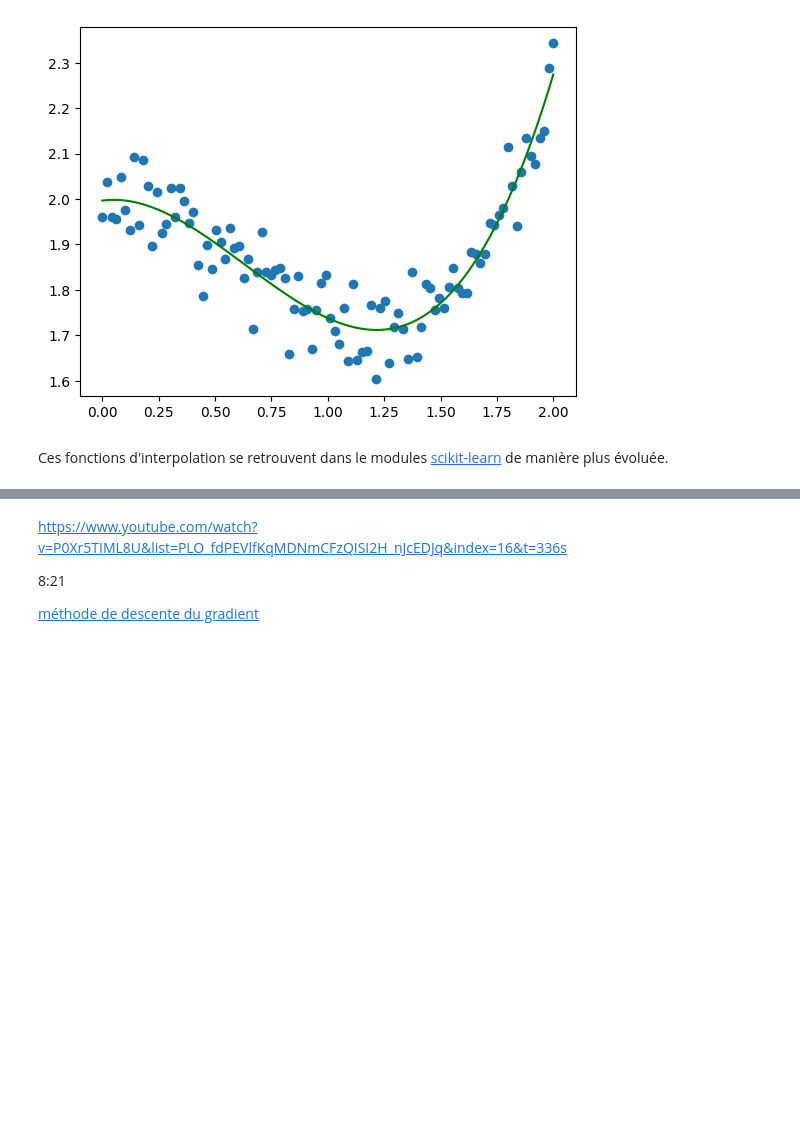
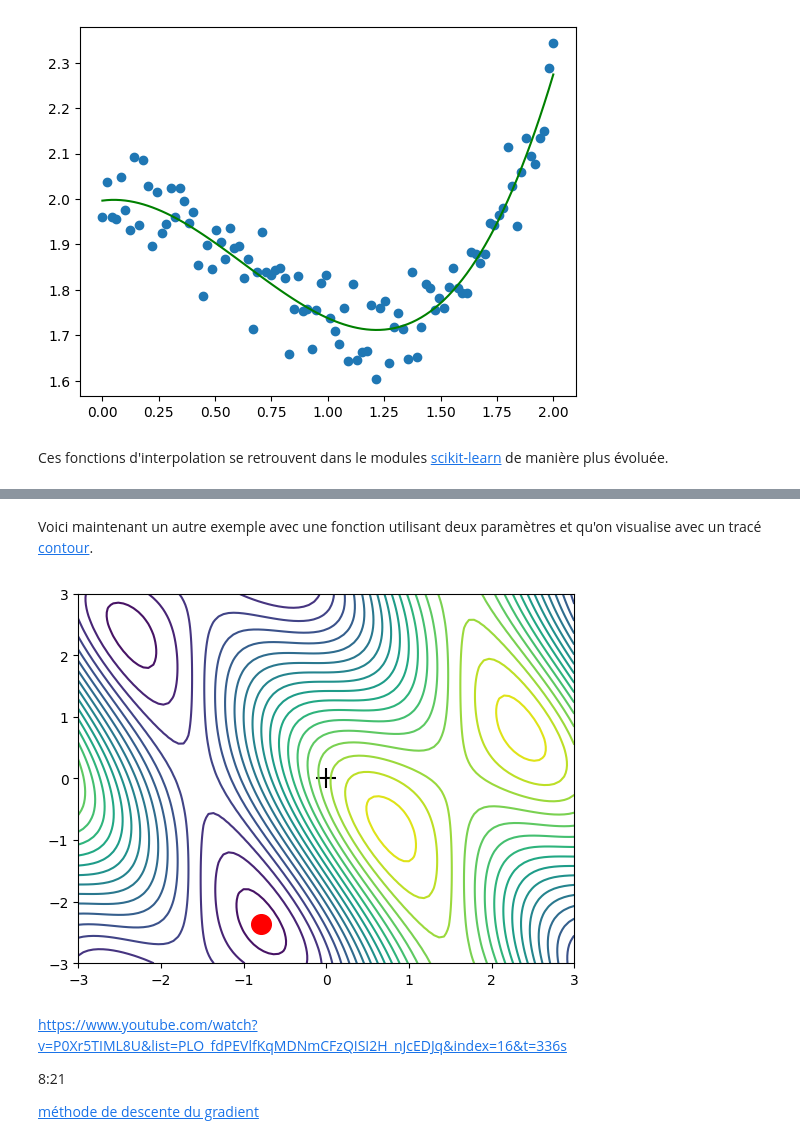
Before and after one commit to mat90hub/python_par_jupyter, a Jupyter notebook: 02_std_ext/02_scipy.ipynb, the cells around one changed output, grey strips where cells are left out. Saved outputs shown, nothing was run; the diff lists cells and outputs as text; code cells hidden in the pictures; blank space fills up the shorter version.

```diff
--- a/02_std_ext/02_scipy.ipynb
+++ b/02_std_ext/02_scipy.ipynb
@@ -119,3 +138,25 @@ plt.show()
+# %% [markdown]
+Voici maintenant un autre exemple avec une fonction utilisant deux paramètres et qu'on visualise avec un tracé [contour](https://matplotlib.org/stable/api/_as_gen/matplotlib.pyplot.contour.html).
+# %%
+def g(x):
+    return np.sin(x[0]) + np.cos(x[0] + x[1])*np.cos(x[0])
+
+# tracé de la fonction en deux dimensions
+X = np.linspace(-3, 3, 100)
+Y = np.linspace(-3, 3, 100)
+X, Y = np.meshgrid(X,Y)
+plt.contour(X, Y, g(np.array([X,Y])), 20)
+
+# point de départ de la recherche
+start = (0,0)
+plt.scatter(x_start[0], x_start[1], c='black', s=200, marker = '+', zorder=1)
+
+# lancement de la recherche et impression
+RES = minimize(g, x0=start)
+plt.scatter(RES.x[0], RES.x[1], c='red', s=200, marker='o', zorder=1)
+plt.show()
+# %% [output]
+[figure, added]
 # %% [markdown]
 https://www.youtube.com/watch?v=P0Xr5TIML8U&list=PLO_fdPEVlfKqMDNmCFzQISI2H_nJcEDJq&index=16&t=336s
 
```
Also changed, not shown: parts of 6 cells of this notebook.
